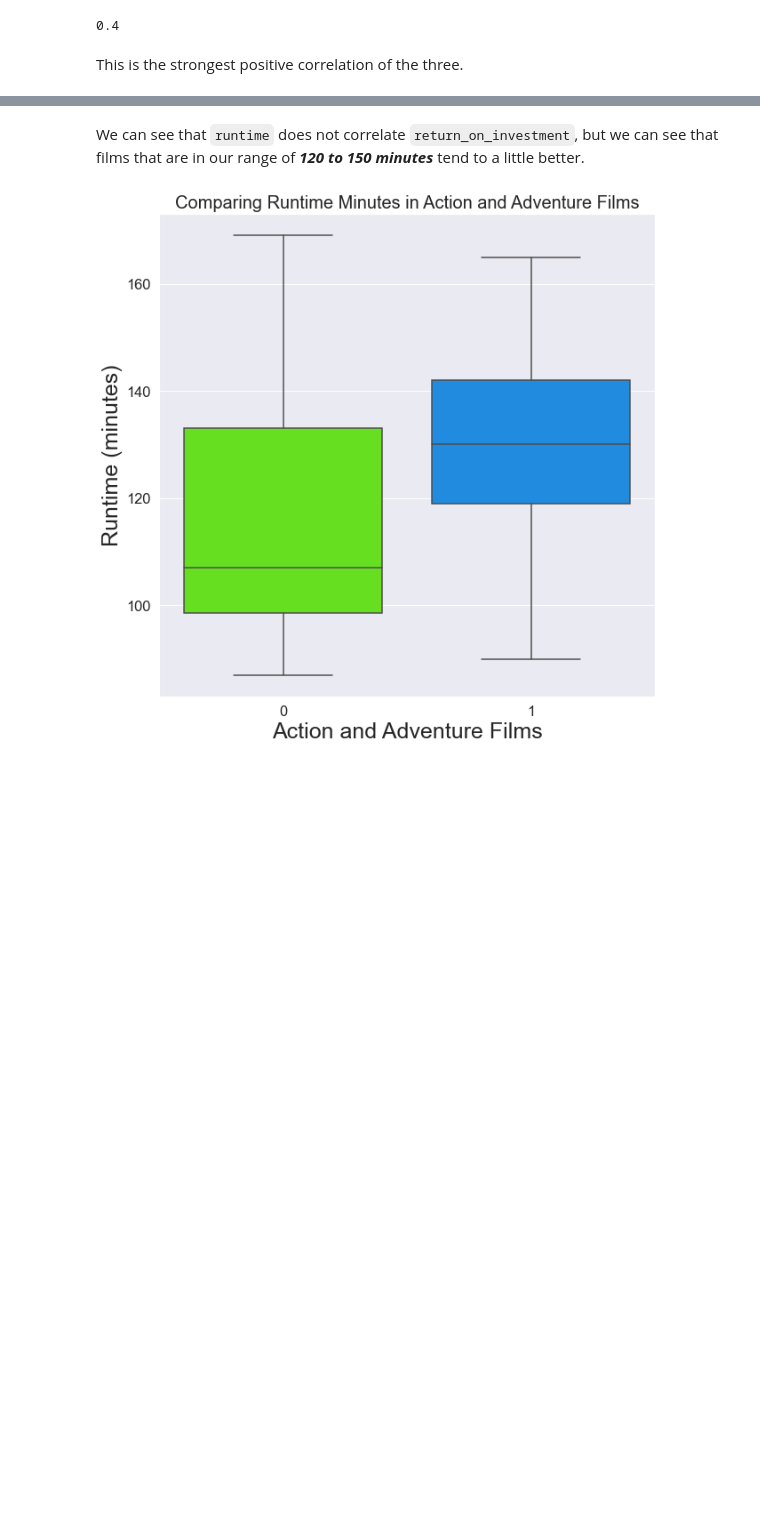
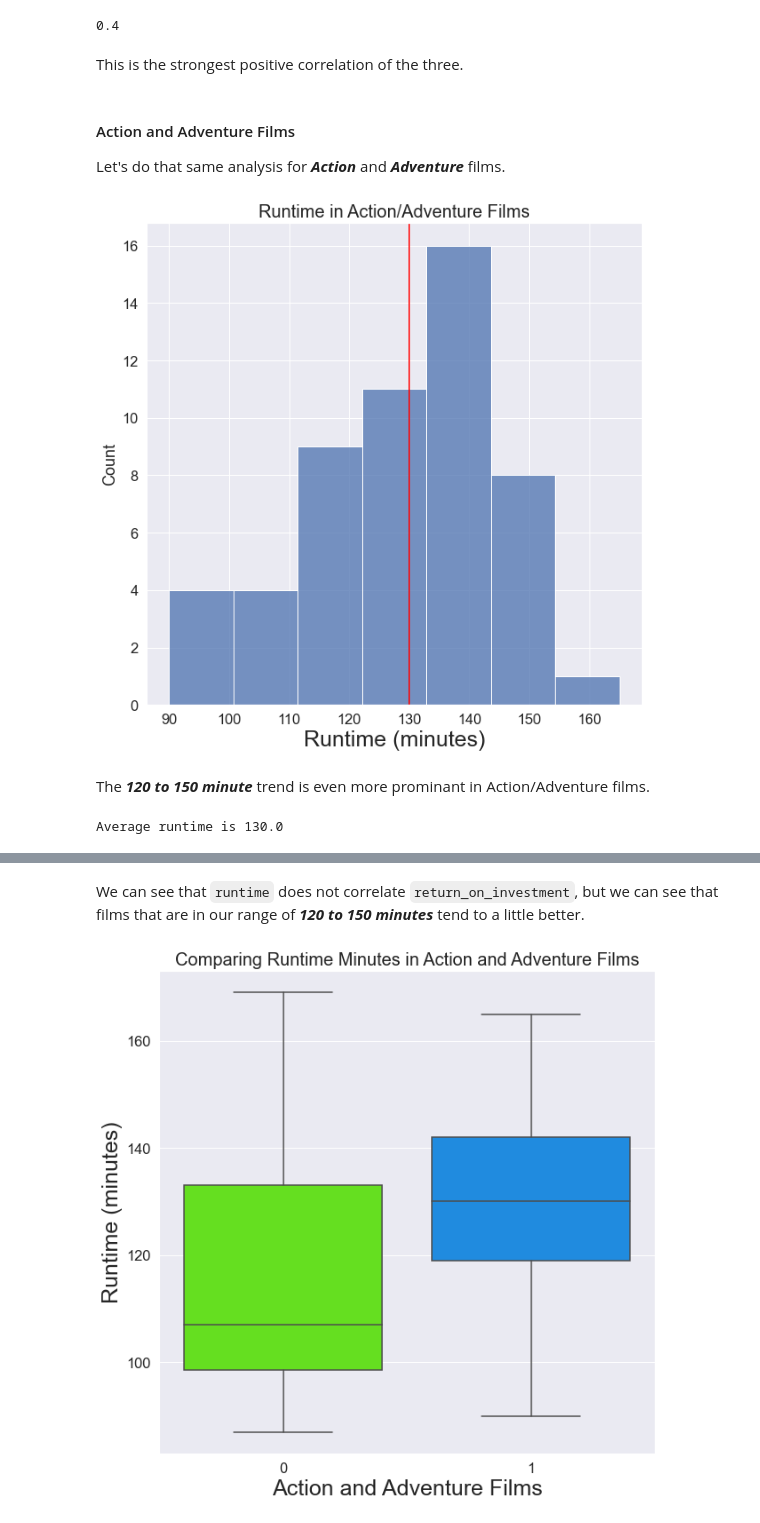
Before and after one commit to rustyb08/phase_1_project, a Jupyter notebook: Microsoft Original Content.ipynb, the cells around one changed output, grey strips where cells are left out. Cells and saved outputs as stored; diff of their text form; code cells hidden in the pictures; blank space fills up the shorter version.

```diff
--- a/Microsoft Original Content.ipynb
+++ b/Microsoft Original Content.ipynb
@@ -1329,3 +1331,34 @@ correlation_matrix[0][1].round(2)
 0.4
 # %% [markdown]
 This is the strongest positive correlation of the three.
+# %% [markdown]
+#### Action and Adventure Films
+
+Let's do that same analysis for ***Action*** and ***Adventure*** films.
+# %%
+# Create a plot and set the size.
+plt.figure(figsize=(10,10))
+
+# Increase the size of the scale text.
+sns.set(font_scale=1.5)
+
+# Plot the data
+sns.histplot(top_aa_movies['runtime_minutes'])
+
+# Create a vertical line at the
+plt.axvline(x = top_aa_movies['runtime_minutes'].median(), color = 'red', label = 'Average Runtime')
+
+# Set the barplot's title.
+plt.title('Runtime in Action/Adventure Films', fontsize=20)
+
+# Label the x-axis
+plt.xlabel('Runtime (minutes)', fontsize=25);
+# %% [output]
+[figure, added]
+# %% [markdown]
+The ***120 to 150 minute*** trend is even more prominant in Action/Adventure films.
+# %%
+# Prints out the average runtime for the Top 100 Films
+print('Average runtime is {}'.format(top_aa_movies['runtime_minutes'].median()))
+# %% [output]
+Average runtime is 130.0
```
Also changed, not shown: parts of 7 cells of this notebook.
